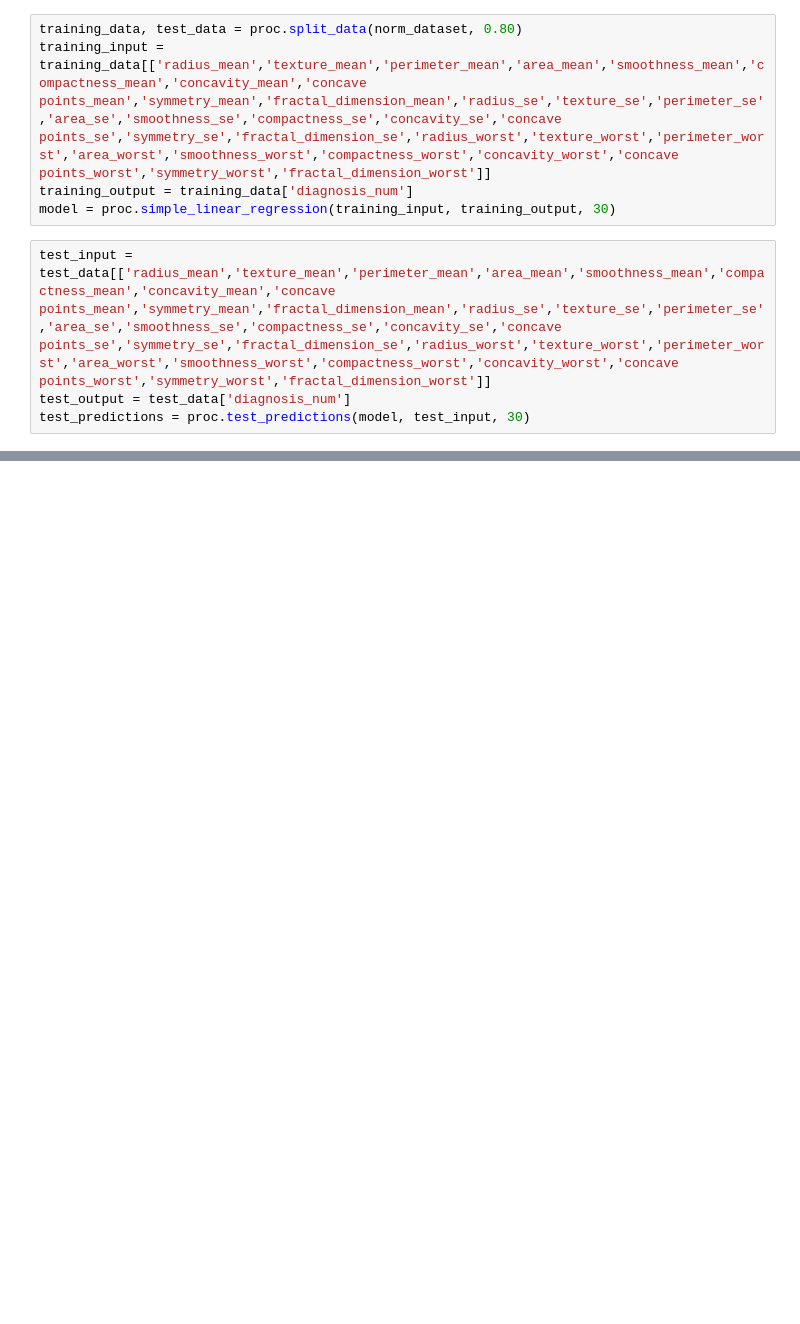
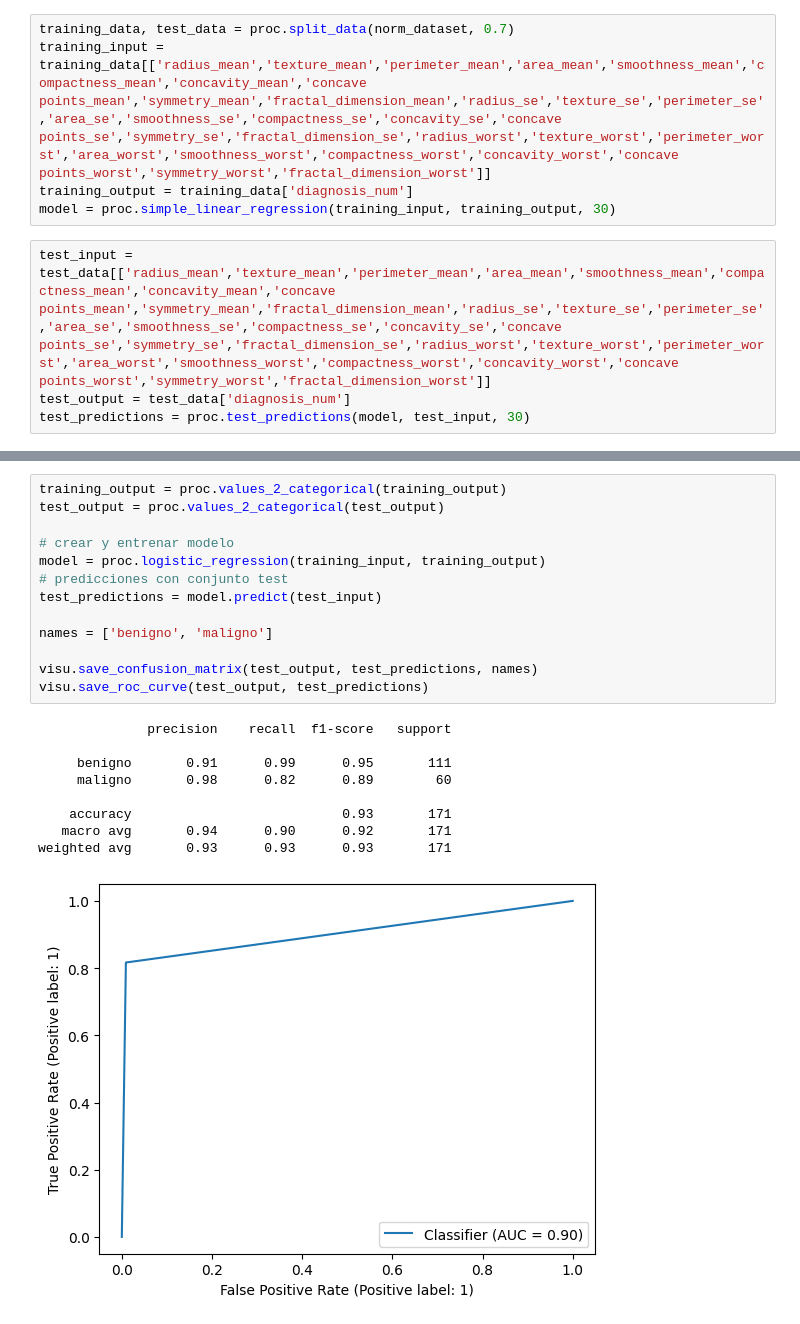
Before and after one commit to Forge23/inegi_explore, a Jupyter notebook: notebooks/cancer.ipynb, the cells around one changed output, grey strips where cells are left out. Cells and saved outputs as stored; diff of their text form; blank space fills up the shorter version.

```diff
--- a/notebooks/cancer.ipynb
+++ b/notebooks/cancer.ipynb
@@ -64,7 +64,7 @@ norm_dataset
 | 568 | -0.010153 | -0.075745 | 0.051175 | -0.075996 | -0.056453 | -0.130351 | -0.048200 | ... |
 569 rows × 33 columns
 # %%
-training_data, test_data = proc.split_data(norm_dataset, 0.80)
+training_data, test_data = proc.split_data(norm_dataset, 0.7)
 training_input = training_data[['radius_mean','texture_mean','perimeter_mean','area_mean','smoothness_mean','compactness_mean','concavity_mean','concave points_mean','symmetry_mean','fractal_dimension_mean','radius_se','texture_se','perimeter_se','area_se','smoothness_se','compactness_se','concavity_se','concave points_se','symmetry_se','fractal_dimension_se','radius_worst','texture_worst','perimeter_worst','area_worst','smoothness_worst','compactness_worst','concavity_worst','concave points_worst','symmetry_worst','fractal_dimension_worst']]
 training_output = training_data['diagnosis_num']
 model = proc.simple_linear_regression(training_input, training_output, 30)
@@ -92,0 +91,23 @@ R² Score:  0.7214536221075258
+# %%
+training_output = proc.values_2_categorical(training_output)
+test_output = proc.values_2_categorical(test_output)
+
+# crear y entrenar modelo
+model = proc.logistic_regression(training_input, training_output)
+# predicciones con conjunto test
+test_predictions = model.predict(test_input)
+
+names = ['benigno', 'maligno']
+
+visu.save_confusion_matrix(test_output, test_predictions, names)
+visu.save_roc_curve(test_output, test_predictions)
+# %% [output]
+              precision    recall  f1-score   support
+
+     benigno       0.91      0.99      0.95       111
+     maligno       0.98      0.82      0.89        60
+
+    accuracy                           0.93       171
+   macro avg       0.94      0.90      0.92       171
+weighted avg       0.93      0.93      0.93       171
+[figure, added]
```
Also changed, not shown: parts of 2 cells of this notebook, 3 other files.
